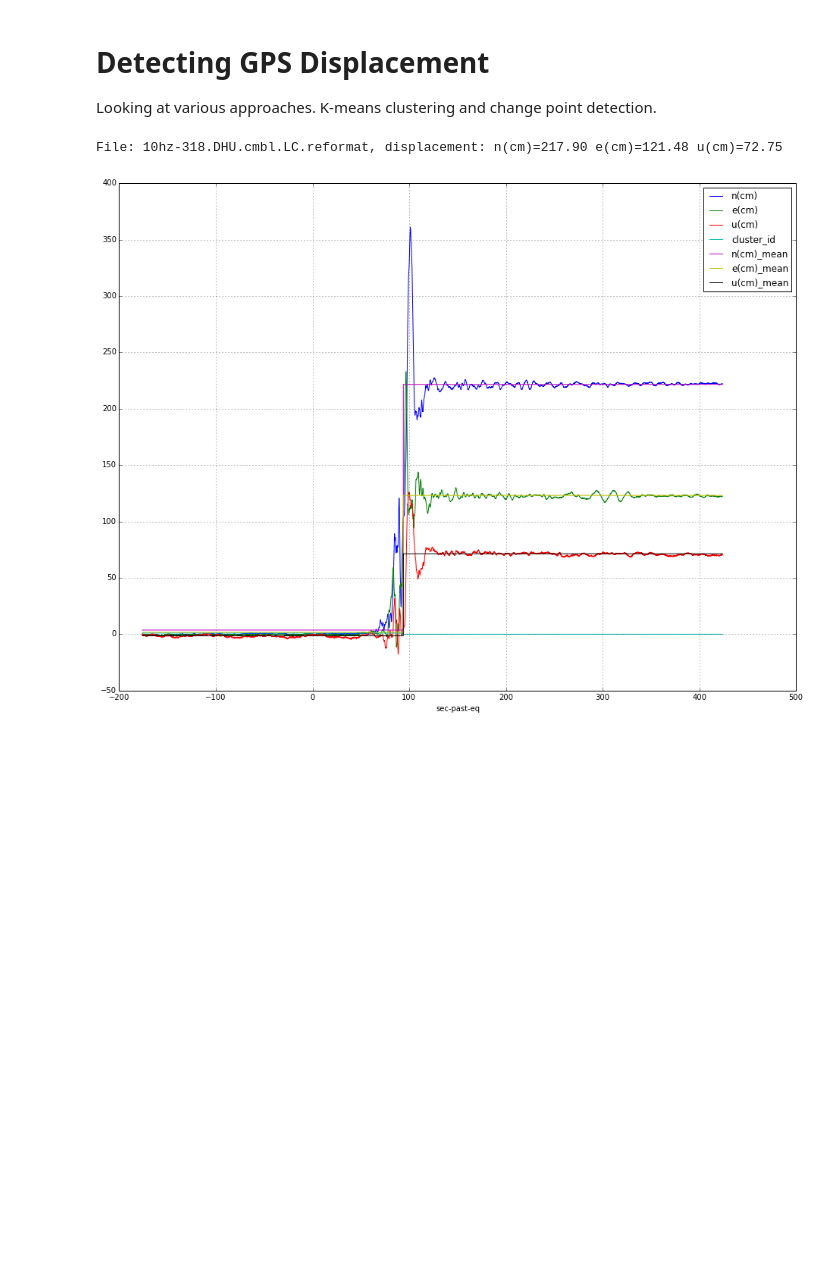
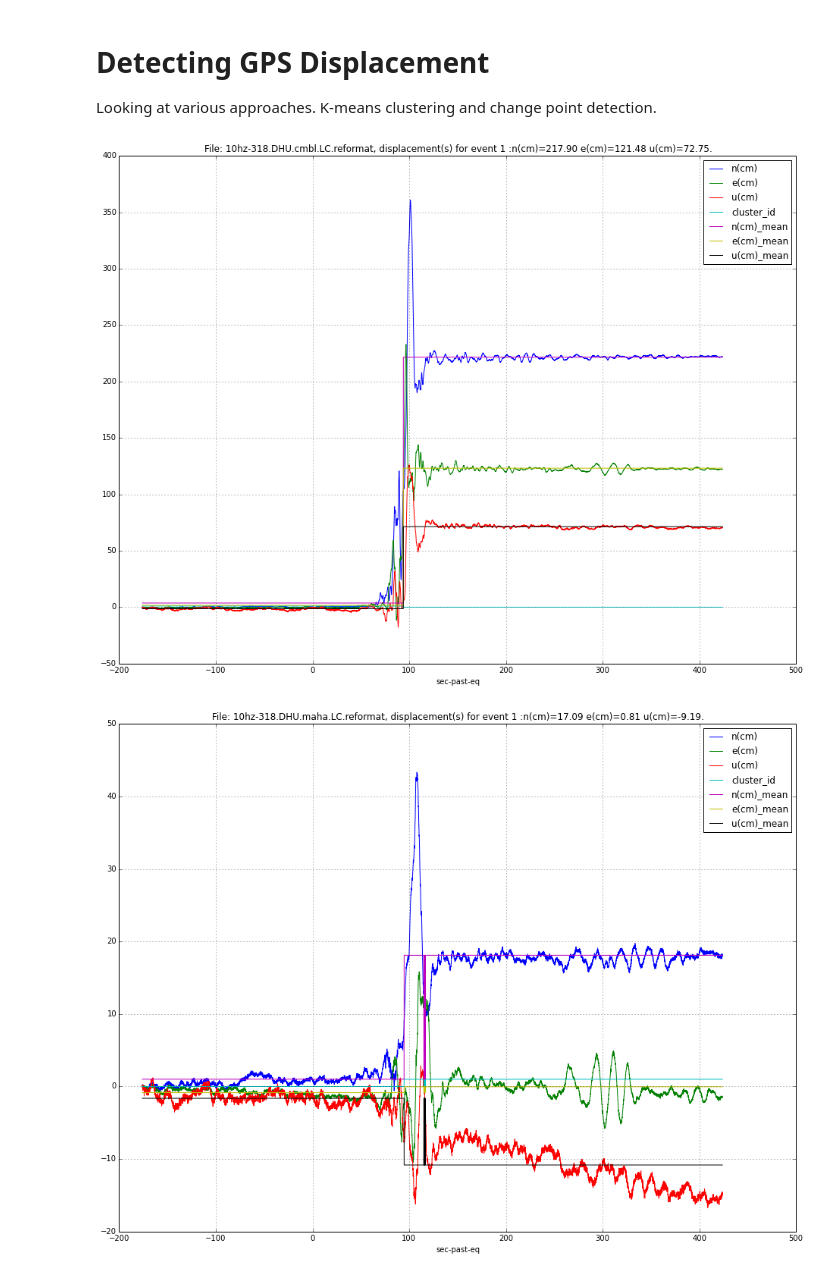
Before and after one commit to crleblanc/displacement_experiments, a Jupyter notebook: displacement.ipynb, the cells around one changed output. Cells and saved outputs as stored; diff of their text form; code cells hidden in the pictures; blank space fills up the shorter version.

Commit message:
Bugfix, ipython holding on to state.  Removed references to data object.  Looking good on real data.

```diff
--- a/displacement.ipynb
+++ b/displacement.ipynb
@@ -2,15 +2,18 @@
 # Detecting GPS Displacement
 Looking at various approaches.  K-means clustering and change point detection.
 # %%
+import glob
 import pandas as pd
 import numpy as np
-#import matplotlib.pyplot as plt
-#import matplotlib.pylab as pylab
+import matplotlib as mpl
 from sklearn.cluster import KMeans
 
 # settings for matplotlib in ipython notebook
 %matplotlib inline
-pylab.rcParams['figure.figsize'] = 16, 12
+mpl.rcParams['figure.figsize'] = 16, 12
+
+# This script read input GPS data and uses KMeans clustering to determine the displacement in three dimensions.  Note: this is
+# very dependant on the input data quality.  Noisy input will give meaningless results.  Please check the graphs to confirm a good fit.
 
 def read_file(fname, cols):
     data = pd.read_csv(fname, delim_whitespace=True, usecols=cols)
@@ -20,26 +23,29 @@ def read_file(fname, cols):
 def get_displacement(dframe, columns, n):
     """Use KMeans clustering to find the cluster centers and return a modified dataframe and time ordered numpy array of displacements (XYZ)"""
     km = KMeans(n_clusters=n)
-    clusters = km.fit_predict(data[columns].values)
+    clusters = km.fit_predict(dframe[columns].values)
 
     # add a new column for the cluster id
-    data['cluster_id'] = pd.Series(clusters, index=data.index)
+    dframe['cluster_id'] = pd.Series(clusters, index=dframe.index)
 
     # add columns for the mean X/Y/Z for each cluster from min to max time (straight lines)
+    mean_columns = []
     for col in columns:
-        data[col + '_mean'] = pd.Series(np.zeros(data.shape[0], dtype=np.float64), index=data.index)
+        col_name = col + '_mean'
+        mean_columns.append(col_name)
+        dframe[col_name] = pd.Series(np.zeros(dframe.shape[0], dtype=np.float64), index=dframe.index)
 
     cluster_times = []
 
     # get a list of min/max times of clusters so we can sort them by time, this will give us relative displacement by time
     for i, centers in enumerate(km.cluster_centers_):
 
-        times = data.index[data['cluster_id'] == i]
+        times = dframe.index[dframe['cluster_id'] == i]
         cluster_times.append(times.mean())
 
         # record the mean value of the cluster for each component in the output dataframe
-        for i, col in enumerate(columns):
-            data[col + '_mean'][times] = centers[i]
+        for i, col_name in enumerate(mean_columns):
+            dframe[col_name][times] = centers[i]
 
 
     # record the relative displacement
@@ -47,38 +53,40 @@ def get_displacement(dframe, columns, n):
     cluster_idx = 0
     previous_xyz = None
     for sorted_idx in np.argsort(cluster_times):
         if cluster_idx == 0:
             previous_xyz = km.cluster_centers_[sorted_idx]
 
         else:
             delta = km.cluster_centers_[sorted_idx] - previous_xyz
             displacements.append(delta)
 
         previous_xyz = km.cluster_centers_[sorted_idx]
 
         cluster_idx += 1
 
-    return data, np.array(displacements)
+    return np.array(displacements)
 
 def main():
     # KMeans needs to know the number of clusters (eg: stable periods).  Usually 2 (eg: before and after a quake) but not necessarily
     n = 2
 
     # columns in the input file to parse
     cols = ['sec-past-eq', 'n(cm)', 'e(cm)', 'u(cm)']
-    files = ["10hz-318.DHU.cmbl.LC.reformat"]
+    #files = ["10hz-318.DHU.cmbl.LC.reformat"]
+    files = glob.glob("*.reformat")
     for fname in files:
         components = cols[1:]
         dframe = read_file(fname, cols)
-        output, disp = get_displacement(dframe, components, n)
+        disp = get_displacement(dframe, components, n)
 
+        title = 'File: %s, displacement(s) for' % fname
         for i, event in enumerate(disp):
-            print('File: %s, displacement: %s=%.2f %s=%.2f %s=%.2f'
-                  % (fname, components[0], event[0], components[1], event[1], components[2], event[2]))
-        output.plot()
+            title += (' event %d :%s=%.2f %s=%.2f %s=%.2f' % (i+1, components[0], event[0], components[1], event[1], components[2], event[2]))
+
+        dframe.plot(title=title)
 
 if __name__ == '__main__':
     main()
 # %% [output]
-File: 10hz-318.DHU.cmbl.LC.reformat, displacement: n(cm)=217.90 e(cm)=121.48 u(cm)=72.75
-[figure, old version]
+[figure, new version]
+[figure, added]
```
Also changed, not shown: parts of 1 cell of this notebook, 7 other files.
